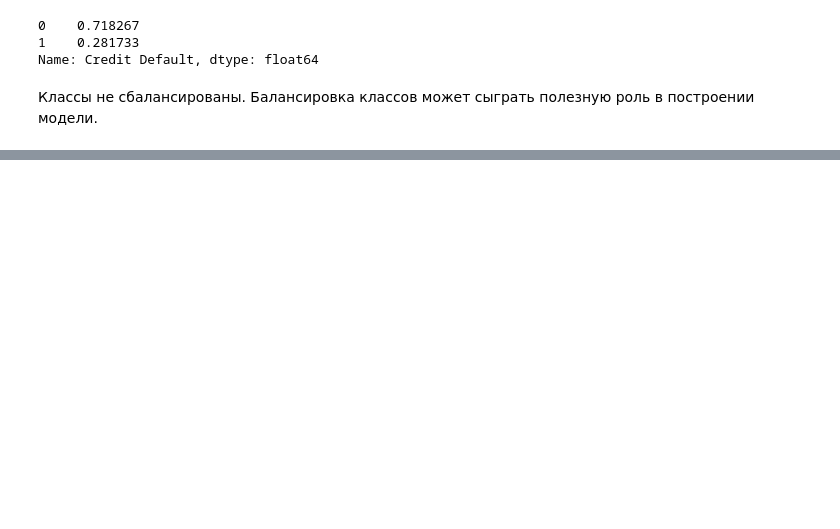
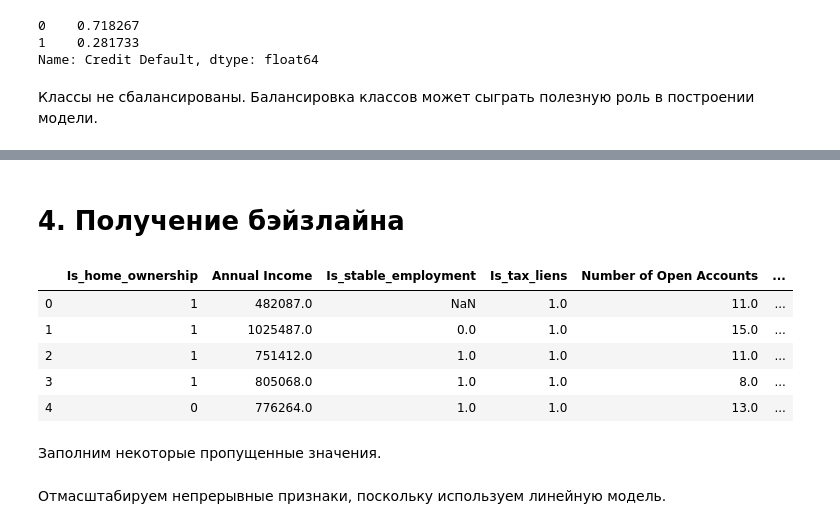
Before and after one commit to doksketch/to-give-or-not-to-give, a Jupyter notebook: credit_scoring.ipynb, the cells around one changed output, grey strips where cells are left out. Saved outputs shown, nothing was run; the diff lists cells and outputs as text; code cells hidden in the pictures; blank space fills up the shorter version.

```diff
--- a/credit_scoring.ipynb
+++ b/credit_scoring.ipynb
@@ -565,0 +645,12 @@ Name: Credit Default, dtype: float64
+# %% [markdown]
+# <left>4. Получение бэйзлайна<a class="anchor" id="analysis"></a><left>
+# %%
+train_df = pd.read_csv('train_processed.csv', encoding='utf-8')
+train_df.head()
+# %% [output]
+|  | Is_home_ownership | Annual Income | Is_stable_employment | Is_tax_liens | Number of Open Accounts | ... |
+| 0 | 1 | 482087.0 | NaN | 1.0 | 11.0 | ... |
+| 1 | 1 | 1025487.0 | 0.0 | 1.0 | 15.0 | ... |
+| 2 | 1 | 751412.0 | 1.0 | 1.0 | 11.0 | ... |
+| 3 | 1 | 805068.0 | 1.0 | 1.0 | 8.0 | ... |
+| 4 | 0 | 776264.0 | 1.0 | 1.0 | 13.0 | ... |
@@ -565,0 +659,2 @@ Name: Credit Default, dtype: float64
+# %% [markdown]
+Заполним некоторые пропущенные значения.
@@ -565,0 +663,2 @@ Name: Credit Default, dtype: float64
+# %% [markdown]
+Отмасштабируем непрерывные признаки, поскольку используем линейную модель.
```
Also changed, not shown: parts of 75 cells of this notebook.
